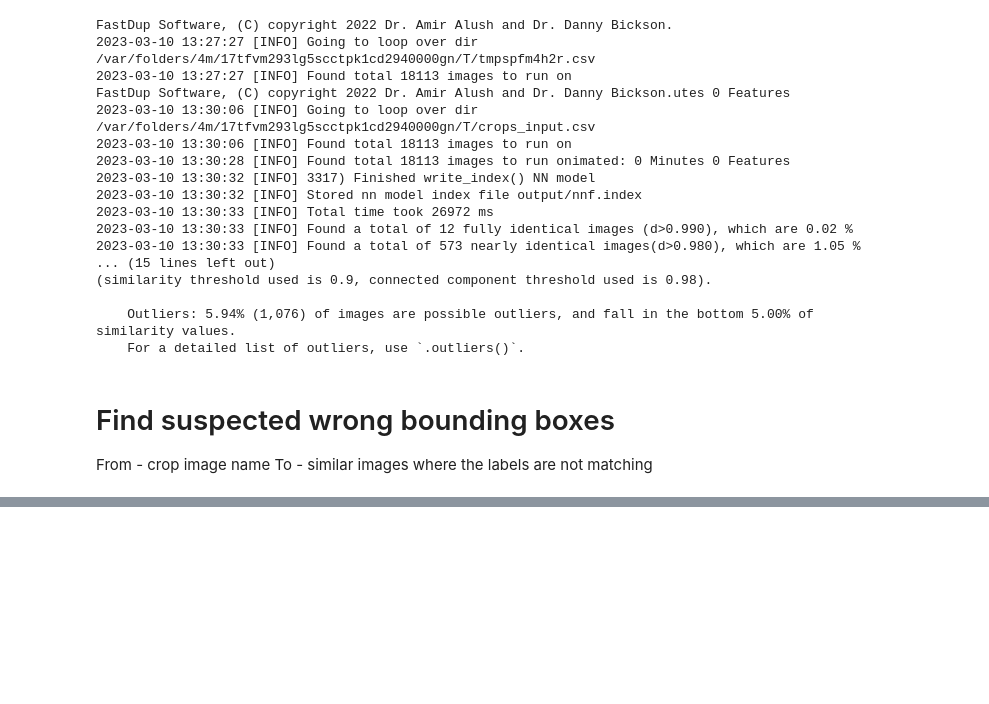
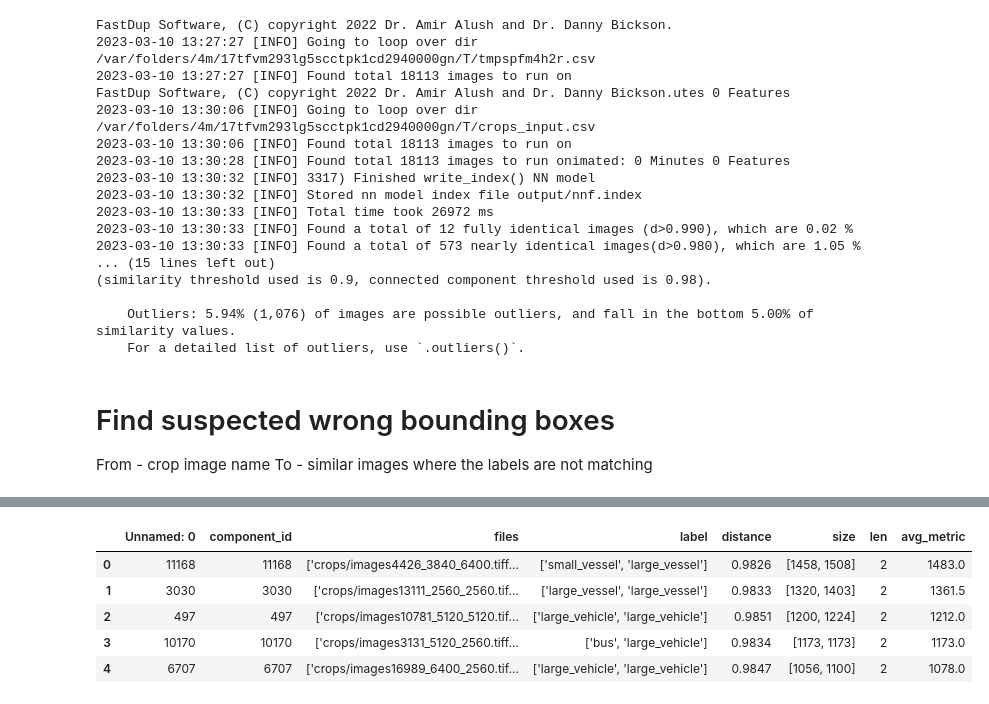
Before and after one commit to visual-layer/fastdup, a Jupyter notebook: examples/mafat-final.ipynb, the cells around one changed output, grey strips where cells are left out. Drawn from its saved outputs; the diff is of its cells as text; code cells hidden in the pictures; blank space fills up the shorter version.

```diff
--- a/examples/mafat-final.ipynb
+++ b/examples/mafat-final.ipynb
@@ -133,0 +136,11 @@ Execution time in seconds 2.2
+# %%
+df = pd.read_csv('output/galleries/components.csv')
+# %%
+df.head()
+# %% [output]
+|  | Unnamed: 0 | component_id | files | label | distance | size | len | avg_metric |
+| 0 | 11168 | 11168 | ['crops/images4426_3840_6400.tiff... | ['small_vessel', 'large_vessel'] | 0.9826 | [1458, 1508] | 2 | 1483.0 |
+| 1 | 3030 | 3030 | ['crops/images13111_2560_2560.tif... | ['large_vessel', 'large_vessel'] | 0.9833 | [1320, 1403] | 2 | 1361.5 |
+| 2 | 497 | 497 | ['crops/images10781_5120_5120.tif... | ['large_vehicle', 'large_vehicle'] | 0.9851 | [1200, 1224] | 2 | 1212.0 |
+| 3 | 10170 | 10170 | ['crops/images3131_5120_2560.tiff... | ['bus', 'large_vehicle'] | 0.9834 | [1173, 1173] | 2 | 1173.0 |
+| 4 | 6707 | 6707 | ['crops/images16989_6400_2560.tif... | ['large_vehicle', 'large_vehicle'] | 0.9847 | [1056, 1100] | 2 | 1078.0 |
```
Also changed, not shown: parts of 4 cells of this notebook.
